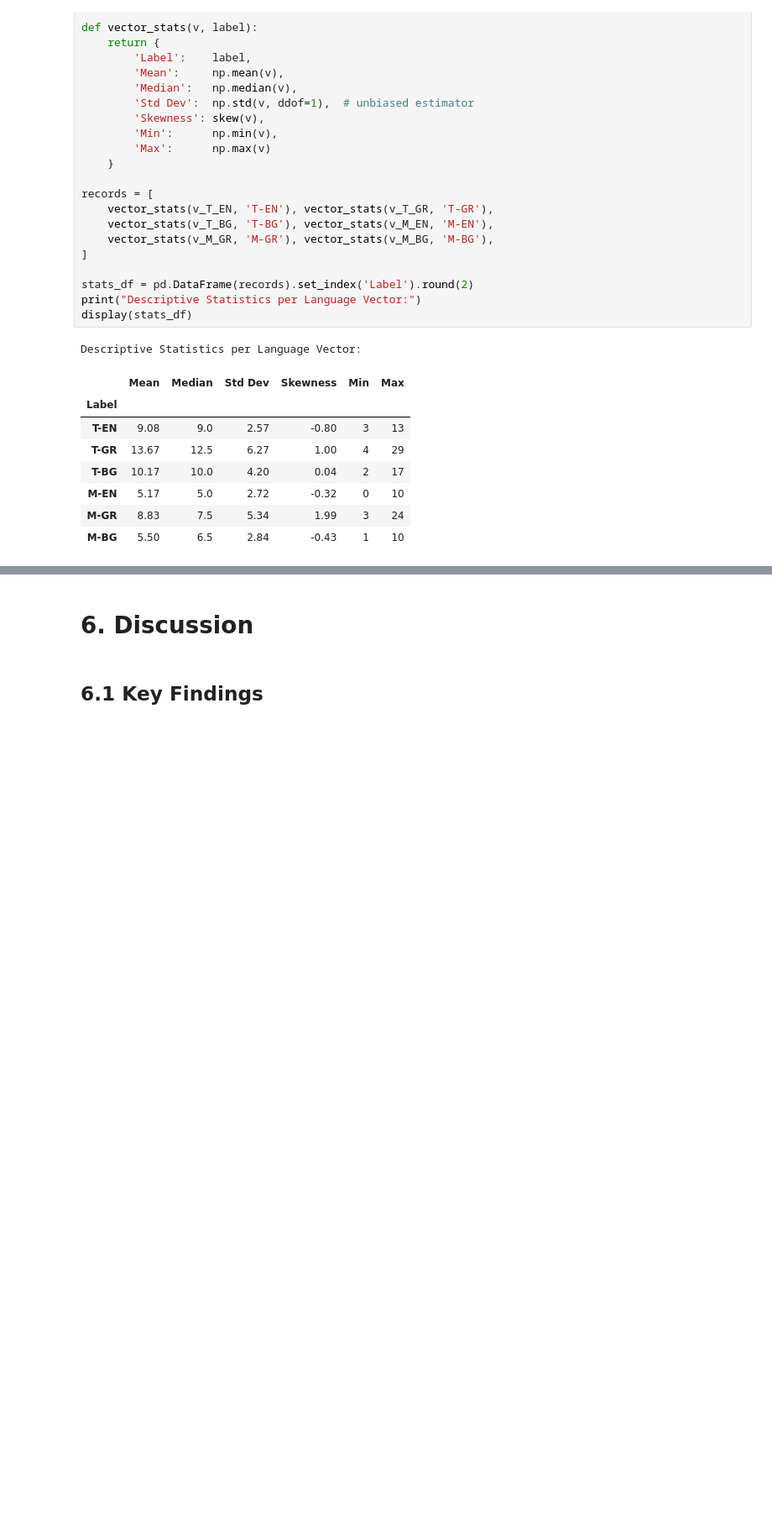
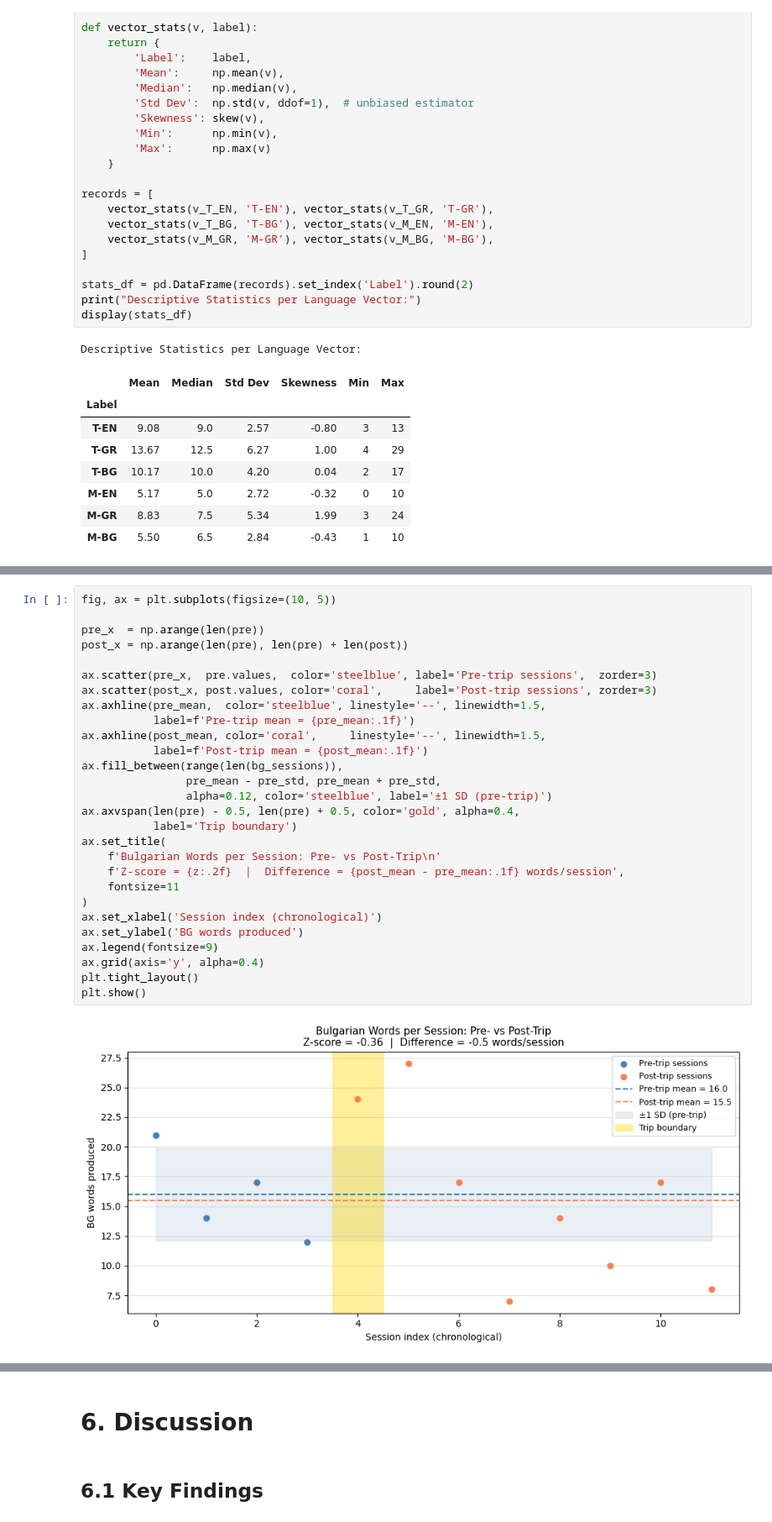
Before and after one commit to Slavena1/SoftUni-Math-for-Devs-Final-Project, a Jupyter notebook: SlavenaProject.ipynb, the cells around one changed output, grey strips where cells are left out. Shown at 84% size. Drawn from its saved outputs; the diff is of its cells as text; blank space fills up the shorter version.

```diff
--- a/SlavenaProject.ipynb
+++ b/SlavenaProject.ipynb
@@ -661,0 +718,30 @@ Here I model the phoneme recall accross sessions as a series of Bernoulli trials
+# %%
+fig, ax = plt.subplots(figsize=(10, 5))
+
+pre_x  = np.arange(len(pre))
+post_x = np.arange(len(pre), len(pre) + len(post))
+
+ax.scatter(pre_x,  pre.values,  color='steelblue', label='Pre-trip sessions',  zorder=3)
+ax.scatter(post_x, post.values, color='coral',     label='Post-trip sessions', zorder=3)
+ax.axhline(pre_mean,  color='steelblue', linestyle='--', linewidth=1.5,
+           label=f'Pre-trip mean = {pre_mean:.1f}')
+ax.axhline(post_mean, color='coral',     linestyle='--', linewidth=1.5,
+           label=f'Post-trip mean = {post_mean:.1f}')
+ax.fill_between(range(len(bg_sessions)),
+                pre_mean - pre_std, pre_mean + pre_std,
+                alpha=0.12, color='steelblue', label='±1 SD (pre-trip)')
+ax.axvspan(len(pre) - 0.5, len(pre) + 0.5, color='gold', alpha=0.4,
+           label='Trip boundary')
+ax.set_title(
+    f'Bulgarian Words per Session: Pre- vs Post-Trip\n'
+    f'Z-score = {z:.2f}  |  Difference = {post_mean - pre_mean:.1f} words/session',
+    fontsize=11
+)
+ax.set_xlabel('Session index (chronological)')
+ax.set_ylabel('BG words produced')
+ax.legend(fontsize=9)
+ax.grid(axis='y', alpha=0.4)
+plt.tight_layout()
+plt.show()
+# %% [output]
+[figure, added]
```
Also changed, not shown: parts of 13 cells of this notebook.
